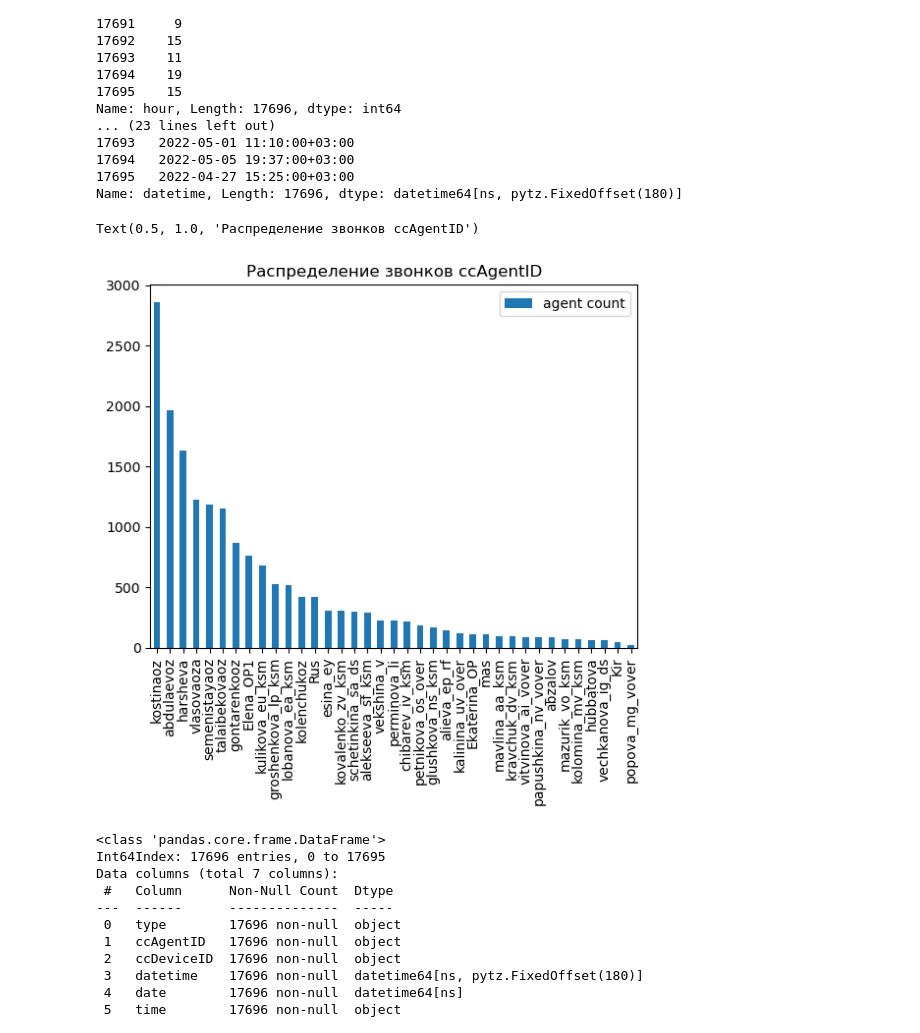
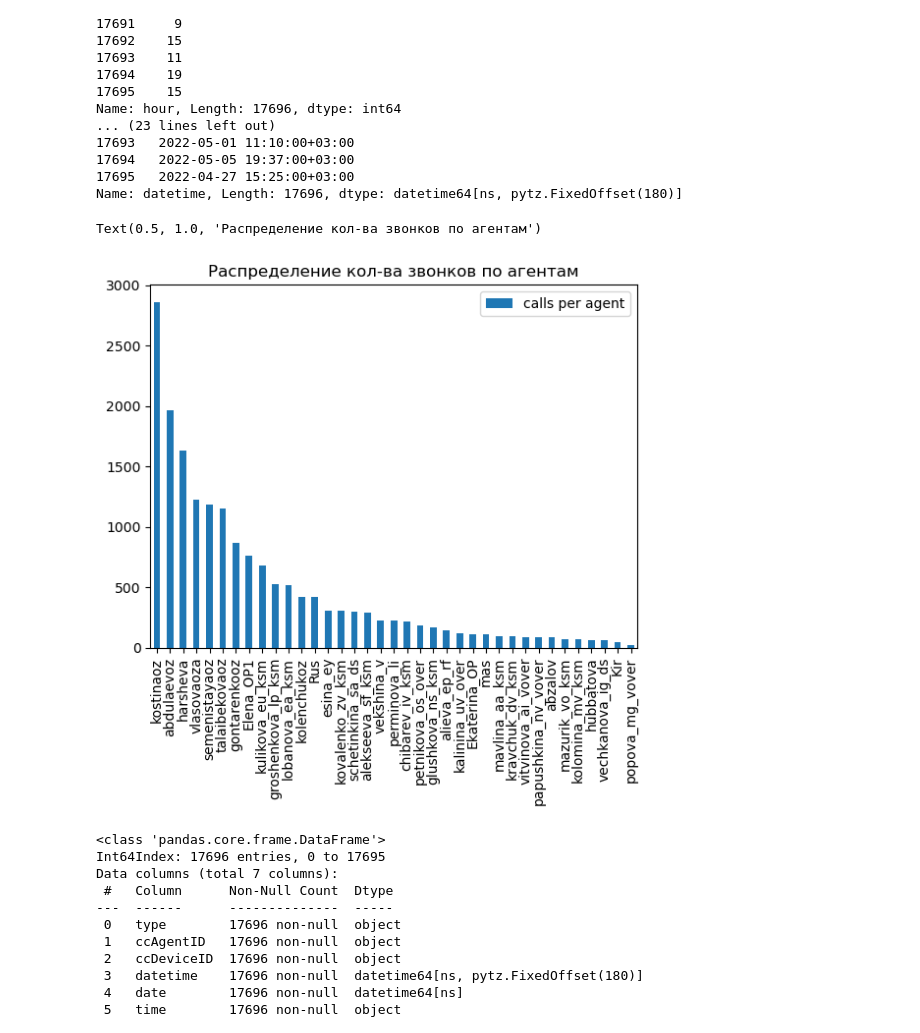
Before and after one commit to eistratova/parsing_XML, a Jupyter notebook: Gran_analizing_220323.ipynb, the cells around one changed output. Cells and saved outputs as stored; diff of their text form; code cells hidden in the pictures.

Commit message:
calls per agent diagram

```diff
--- a/Gran_analizing_220323.ipynb
+++ b/Gran_analizing_220323.ipynb
@@ -278,12 +259,12 @@ fig.show()
 # %%
-df_1['ccAgentID'].value_counts().plot(kind='bar', label='agent count')
+df_1['ccAgentID'].value_counts().plot(kind='bar', label='calls per agent')
 plt.legend()
-plt.title('Распределение звонков ccAgentID')
+plt.title('Распределение кол-ва звонков по агентам')
 #plt.show()
 #print(df_1)
 # %% [output]
-Text(0.5, 1.0, 'Распределение звонков ccAgentID')
+Text(0.5, 1.0, 'Распределение кол-ва звонков по агентам')
-[figure, old version]
+[figure, new version]
 # %%
 df.datetime = pd.to_numeric(df.datetime, errors='coerce').fillna(0).astype(np.int64)
 df.time = pd.to_numeric(df.time, errors='coerce').fillna(0).astype(np.int64)
```
Also changed, not shown: parts of 1 cell of this notebook.
